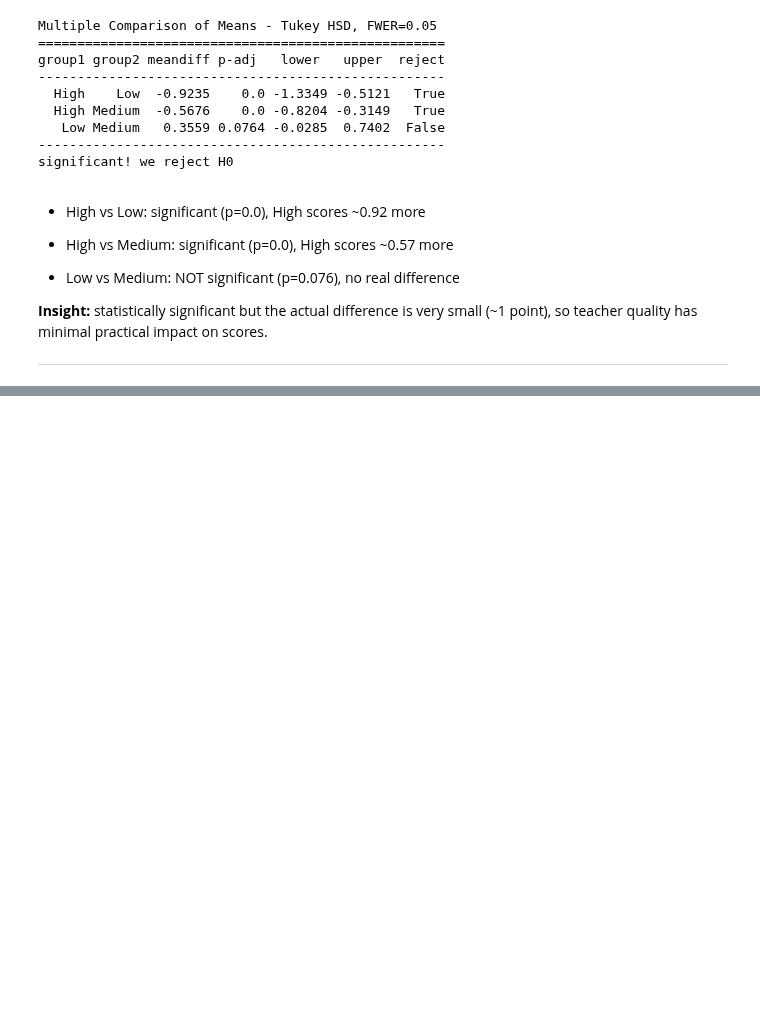
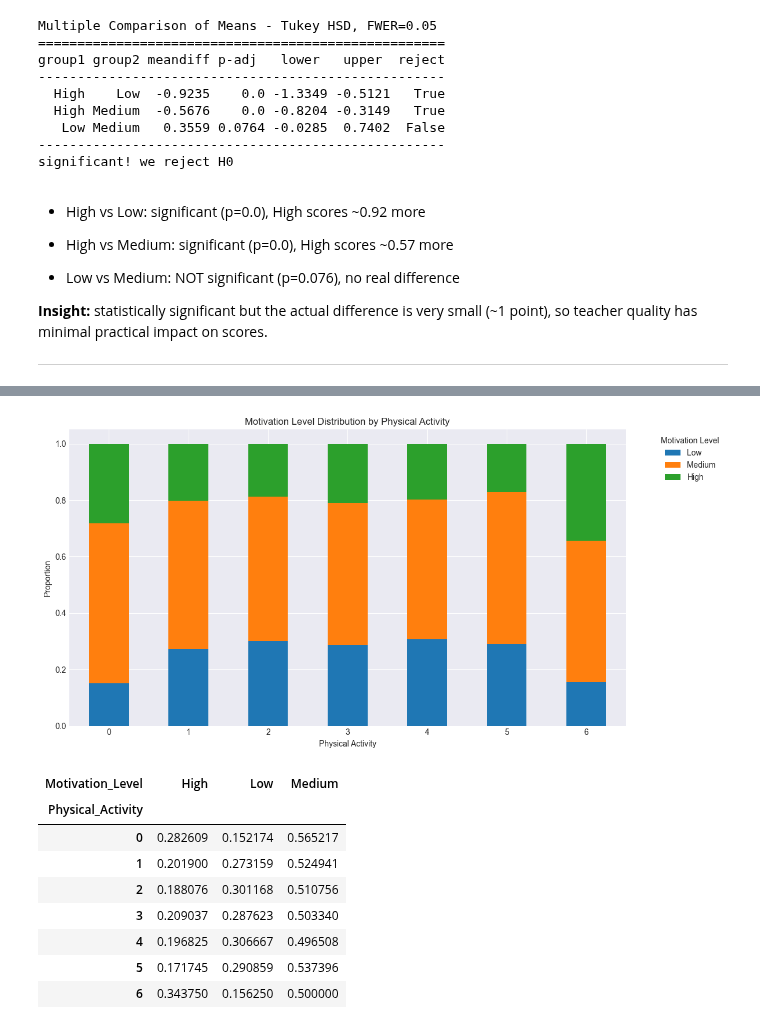
Before and after one commit to TurkiOmran/AAI, a Jupyter notebook: student/project/p2/notebooks/p2_students_exam.ipynb, the cells around one changed output, grey strips where cells are left out. Drawn from its saved outputs; the diff is of its cells as text; code cells hidden in the pictures; blank space fills up the shorter version.

```diff
--- a/student/project/p2/notebooks/p2_students_exam.ipynb
+++ b/student/project/p2/notebooks/p2_students_exam.ipynb
@@ -254,0 +267,26 @@ significant! we reject H0
+# %%
+# sns.countplot(data=df,x='Physical_Activity',hue='Motivation_Level',hue_order=['Low', 'Medium', 'High'])
+
+ct = pd.crosstab(df['Physical_Activity'], df['Motivation_Level'], normalize='index')
+ct[['Low', 'Medium', 'High']].plot(kind='bar', stacked=True,figsize=(12, 6),rot=0)
+
+plt.title('Motivation Level Distribution by Physical Activity')
+plt.xlabel('Physical Activity')
+plt.ylabel('Proportion')
+plt.legend(title='Motivation Level', bbox_to_anchor=(1.05, 1), loc='upper left')
+plt.tight_layout()
+
+plt.show()
+
+ct # to show what crosstab do
+# %% [output]
+[figure, added]
+| Motivation_Level | High | Low | Medium |
+| Physical_Activity |  |  |  |
+| 0 | 0.282609 | 0.152174 | 0.565217 |
+| 1 | 0.201900 | 0.273159 | 0.524941 |
+| 2 | 0.188076 | 0.301168 | 0.510756 |
+| 3 | 0.209037 | 0.287623 | 0.503340 |
+| 4 | 0.196825 | 0.306667 | 0.496508 |
+| 5 | 0.171745 | 0.290859 | 0.537396 |
+| 6 | 0.343750 | 0.156250 | 0.500000 |
```
Also changed, not shown: parts of 17 cells of this notebook.
